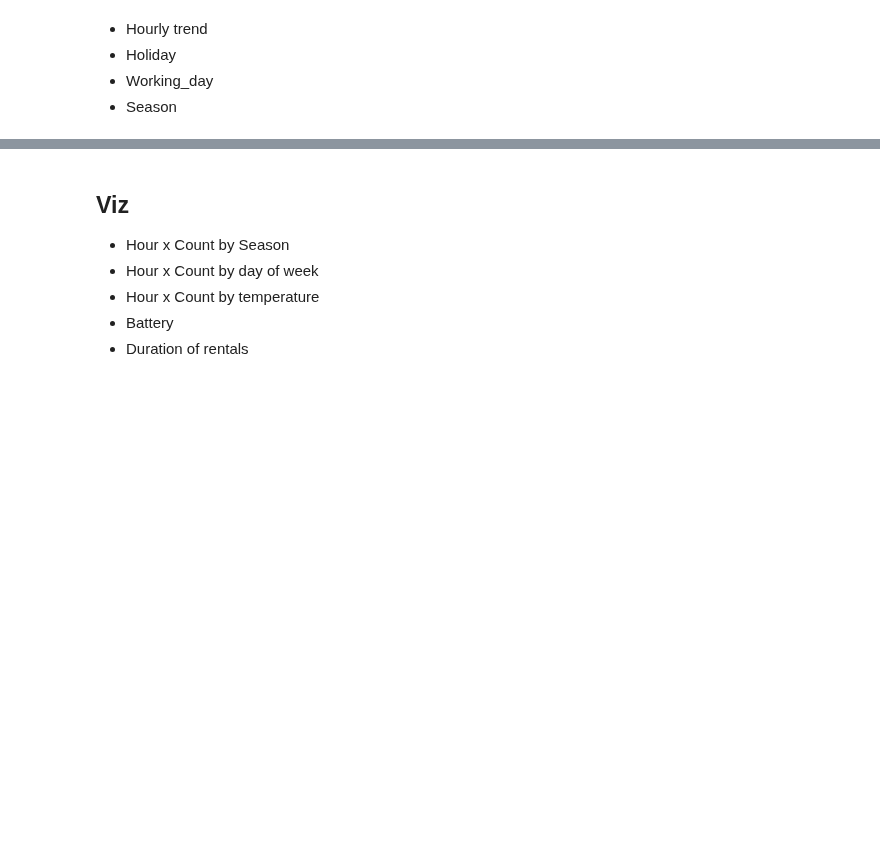
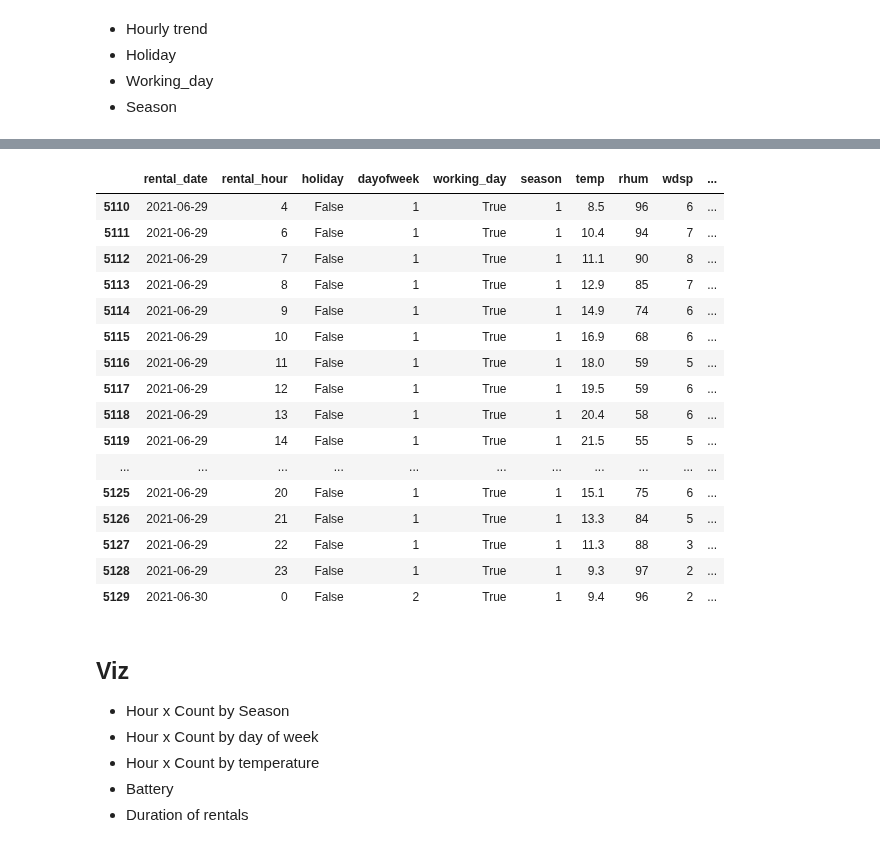
Before and after one commit to pessini/moby-bikes, a Jupyter notebook: notebooks/moby-demand-predicition.ipynb, the cells around one changed output, grey strips where cells are left out. Drawn from its saved outputs; the diff is of its cells as text; code cells hidden in the pictures; blank space fills up the shorter version.

```diff
--- a/notebooks/moby-demand-predicition.ipynb
+++ b/notebooks/moby-demand-predicition.ipynb
@@ -451,2 +441,0 @@ hourly_rentals.head()
-# %%
-hourly_rentals.set_index('date', inplace=True)
@@ -463,3 +442,25 @@ hourly_rentals.head()
+# %%
+hourly_data = pd.merge(hourly_rentals, count_hourly_rentals, on=['rental_date','rental_hour'])
+# %%
+hourly_data.tail(20)
+# %% [output]
+|  | rental_date | rental_hour | holiday | dayofweek | working_day | season | temp | rhum | wdsp | ... |
+| 5110 | 2021-06-29 | 4 | False | 1 | True | 1 | 8.5 | 96 | 6 | ... |
+| 5111 | 2021-06-29 | 6 | False | 1 | True | 1 | 10.4 | 94 | 7 | ... |
+| 5112 | 2021-06-29 | 7 | False | 1 | True | 1 | 11.1 | 90 | 8 | ... |
+| 5113 | 2021-06-29 | 8 | False | 1 | True | 1 | 12.9 | 85 | 7 | ... |
+| 5114 | 2021-06-29 | 9 | False | 1 | True | 1 | 14.9 | 74 | 6 | ... |
+| 5115 | 2021-06-29 | 10 | False | 1 | True | 1 | 16.9 | 68 | 6 | ... |
+| 5116 | 2021-06-29 | 11 | False | 1 | True | 1 | 18.0 | 59 | 5 | ... |
+| 5117 | 2021-06-29 | 12 | False | 1 | True | 1 | 19.5 | 59 | 6 | ... |
+| 5118 | 2021-06-29 | 13 | False | 1 | True | 1 | 20.4 | 58 | 6 | ... |
+| 5119 | 2021-06-29 | 14 | False | 1 | True | 1 | 21.5 | 55 | 5 | ... |
+| ... | ... | ... | ... | ... | ... | ... | ... | ... | ... | ... |
+| 5125 | 2021-06-29 | 20 | False | 1 | True | 1 | 15.1 | 75 | 6 | ... |
+| 5126 | 2021-06-29 | 21 | False | 1 | True | 1 | 13.3 | 84 | 5 | ... |
+| 5127 | 2021-06-29 | 22 | False | 1 | True | 1 | 11.3 | 88 | 3 | ... |
+| 5128 | 2021-06-29 | 23 | False | 1 | True | 1 | 9.3 | 97 | 2 | ... |
+| 5129 | 2021-06-30 | 0 | False | 2 | True | 1 | 9.4 | 96 | 2 | ... |
 # %% [markdown]
 ## Viz
 
```
Also changed, not shown: parts of 4 cells of this notebook.
